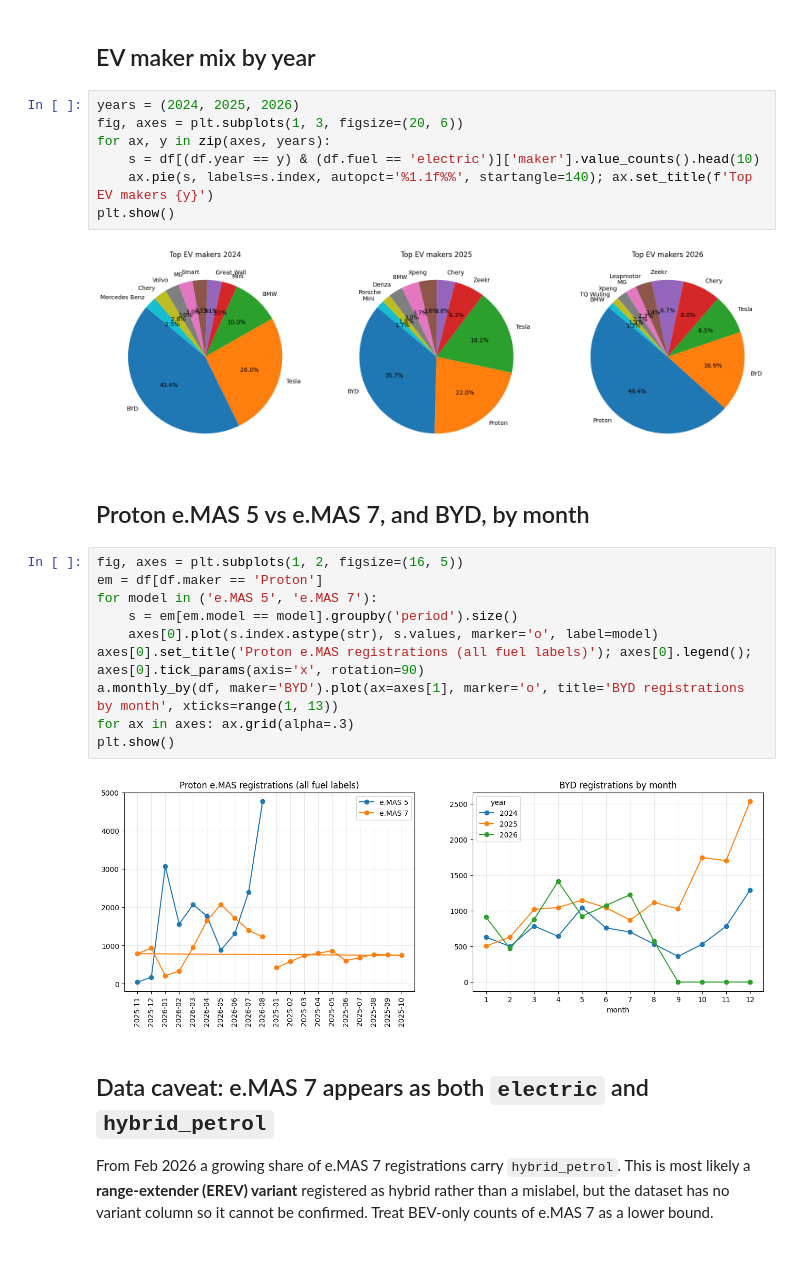
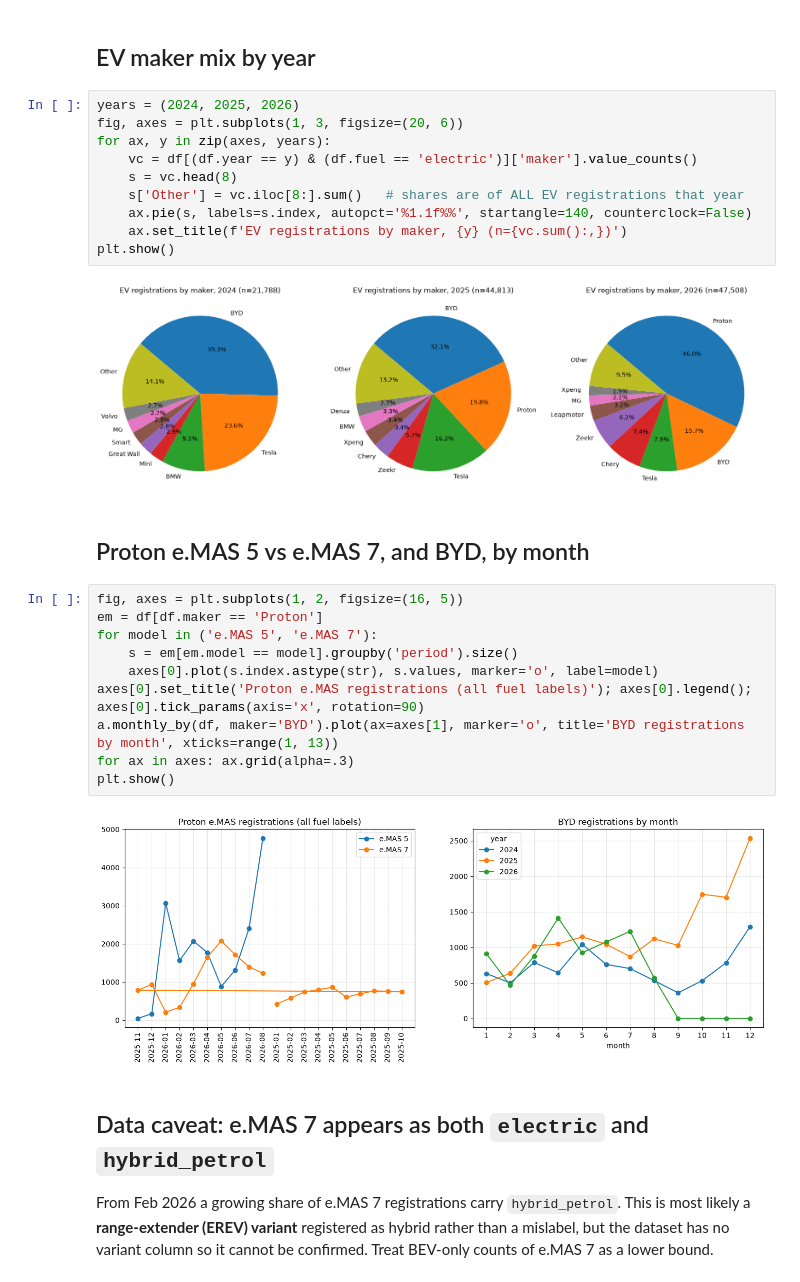
Before and after one commit to tkongooi/msia-ev-analysis, a Jupyter notebook: notebooks/01_ev_analysis.ipynb, the cells around one changed output. Saved outputs shown, nothing was run; the diff lists cells and outputs as text; blank space fills up the shorter version.

```diff
--- a/notebooks/01_ev_analysis.ipynb
+++ b/notebooks/01_ev_analysis.ipynb
@@ -137,12 +162,15 @@ for y in (2024, 2025, 2026):
 # %%
 years = (2024, 2025, 2026)
 fig, axes = plt.subplots(1, 3, figsize=(20, 6))
 for ax, y in zip(axes, years):
-    s = df[(df.year == y) & (df.fuel == 'electric')]['maker'].value_counts().head(10)
-    ax.pie(s, labels=s.index, autopct='%1.1f%%', startangle=140); ax.set_title(f'Top EV makers {y}')
+    vc = df[(df.year == y) & (df.fuel == 'electric')]['maker'].value_counts()
+    s = vc.head(8)
+    s['Other'] = vc.iloc[8:].sum()   # shares are of ALL EV registrations that year
+    ax.pie(s, labels=s.index, autopct='%1.1f%%', startangle=140, counterclock=False)
+    ax.set_title(f'EV registrations by maker, {y} (n={vc.sum():,})')
 plt.show()
 # %% [output]
-[figure, old version]
+[figure, new version]
 # %% [markdown]
 ## Proton e.MAS 5 vs e.MAS 7, and BYD, by month
 # %%
@@ -156,7 +184,7 @@ a.monthly_by(df, maker='BYD').plot(ax=axes[1], marker='o', title='BYD registrati
 for ax in axes: ax.grid(alpha=.3)
 plt.show()
 # %% [output]
-[figure, old version]
+[figure, new version]
 # %% [markdown]
 ## Data caveat: e.MAS 7 appears as both `electric` and `hybrid_petrol`
 From Feb 2026 a growing share of e.MAS 7 registrations carry `hybrid_petrol`. This is most likely a **range-extender (EREV) variant** registered as hybrid rather than a mislabel, but the dataset has no variant column so it cannot be confirmed. Treat BEV-only counts of e.MAS 7 as a lower bound.
```
Also changed, not shown: parts of 6 cells of this notebook.
